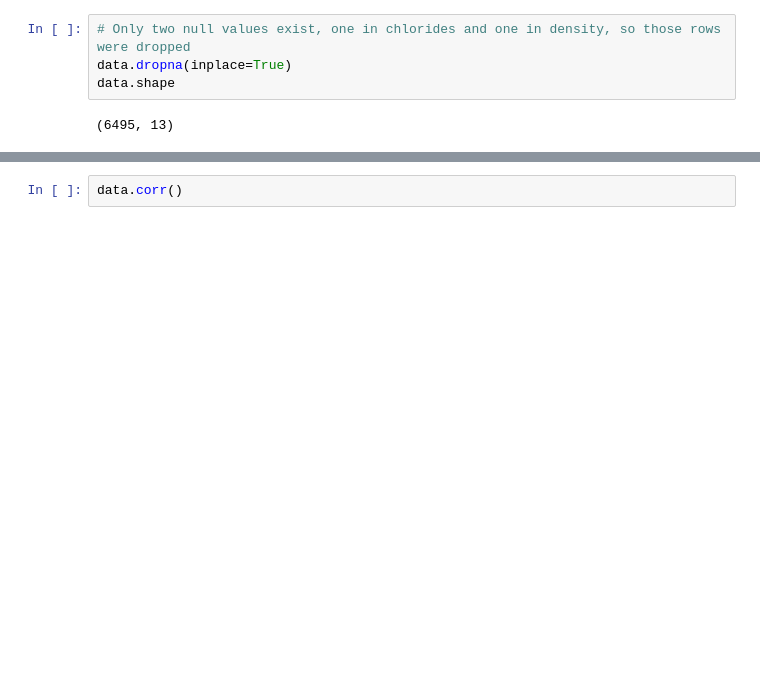
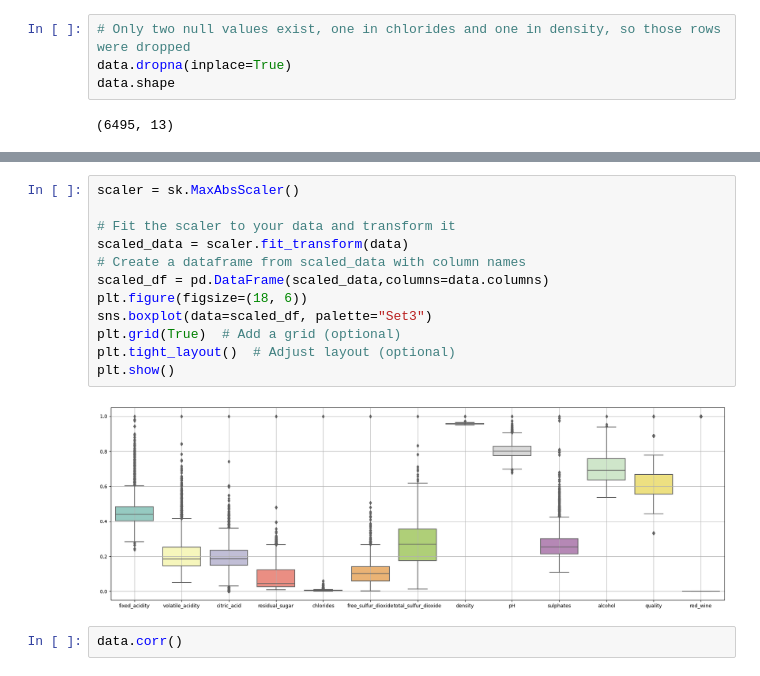
Before and after one commit to CDan07/IOD, a Jupyter notebook: Mini Projects/Mini Project 1.ipynb, the cells around one changed output, grey strips where cells are left out. Cells and saved outputs as stored; diff of their text form; blank space fills up the shorter version.

```diff
--- a/Mini Projects/Mini Project 1.ipynb
+++ b/Mini Projects/Mini Project 1.ipynb
@@ -89,6 +89,20 @@ data.describe().T
 | alcohol | 6495.0 | 10.492122 | 1.192747 | 8.00000 | 9.50000 | 10.30000 | 11.30000 | 14.90000 |
 | quality | 6495.0 | 5.818630 | 0.873272 | 3.00000 | 5.00000 | 6.00000 | 6.00000 | 9.00000 |
 | red_wine | 6495.0 | 0.245881 | 0.430642 | 0.00000 | 0.00000 | 0.00000 | 0.00000 | 1.00000 |
+# %%
+scaler = sk.MaxAbsScaler()
+
+# Fit the scaler to your data and transform it
+scaled_data = scaler.fit_transform(data)
+# Create a dataframe from scaled_data with column names
+scaled_df = pd.DataFrame(scaled_data,columns=data.columns)
+plt.figure(figsize=(18, 6))
+sns.boxplot(data=scaled_df, palette="Set3")
+plt.grid(True)  # Add a grid (optional)
+plt.tight_layout()  # Adjust layout (optional)
+plt.show()
+# %% [output]
+[figure, added]
 # %%
 data.corr()
 # %% [output]
```
Also changed, not shown: parts of 3 cells of this notebook.
